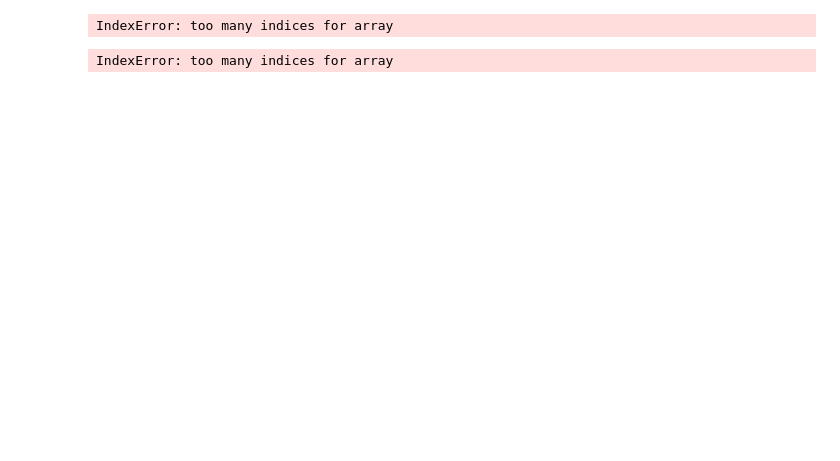
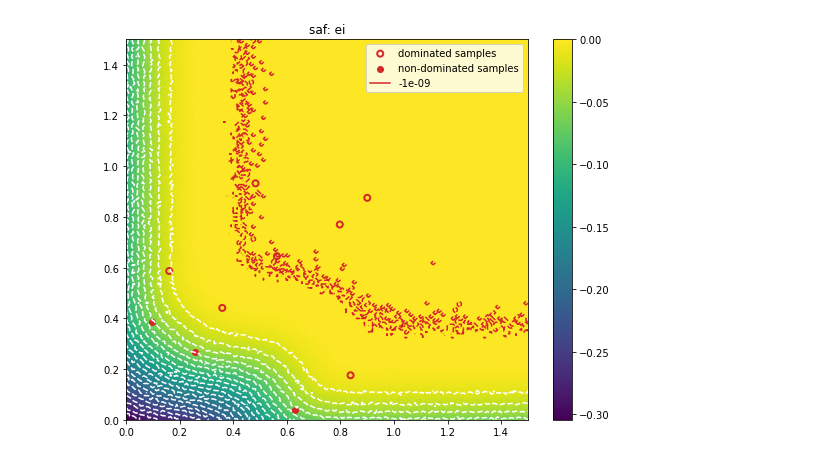
Before and after one commit to FinleyGibson/SAF_EMO, a Jupyter notebook: analytics/algorithm_analysis/image_scalarised_infils.ipynb, the cells around one changed output. Cells and saved outputs as stored; diff of their text form; code cells hidden in the pictures; blank space fills up the shorter version.

```diff
--- a/analytics/algorithm_analysis/image_scalarised_infils.ipynb
+++ b/analytics/algorithm_analysis/image_scalarised_infils.ipynb
@@ -96,37 +58,9 @@ fig_safei.axes[0].set_title("saf: ei")
-# %%
-from testsuite.optimisers import SmsEgo
-sms_opt = SmsEgo(objective_function=lambda x: x[:,0:2], ei=True, surrogate=MultiSurrogate(GP), limits = [[0, 0, 0, 0, 0], [1,1,1,1,1]])
-sms_opt.y = y
-sms_opt.Pareto_indices = Pareto_split(y, return_indices=True)
-sms_opt.p = saf_opt.y[sms_opt.Pareto_indices[0]]
-sms_opt.d = saf_opt.y[sms_opt.Pareto_indices[1]]
-sms_opt.currrent_hv = mpoi_opt._compute_hypervolume()
-
-uncertainty = 0.00
-sms_opt.current_hv = sms_opt._compute_hypervolume()
-F_sms = lambda x_q: np.array([sms_opt._scalarise_y(x_qi.reshape(1, -1), np.ones_like(x_qi.reshape(1, -1))*uncertainty, invert=invert_functions) for x_qi in x_q])
-fig_sms = image_infill(x=y, F=F_sms)
-
-fig_sms.axes[0].set_title("sms-ego: $\sigma$={}".format(uncertainty))
-# %% [output]
-IndexError: too many indices for array
-# %%
-from testsuite.optimisers import Mpoi
-mpoi_opt = Mpoi(objective_function=lambda x: x[:,0:2], surrogate=MultiSurrogate(GP), limits = [[0, 0, 0, 0, 0], [1,1,1,1,1]])
-
-# manually update internal attributes to fit generated y data.
-mpoi_opt.y = y
-mpoi_opt.Pareto_indices = Pareto_split(y, return_indices=True)
-mpoi_opt.p = saf_opt.y[mpoi_opt.Pareto_indices[0]]
-mpoi_opt.d = saf_opt.y[mpoi_opt.Pareto_indices[1]]
-
-uncertainty = 0.1
-F_mpoi = lambda x_q: np.array([mpoi_opt._scalarise_y(x_qi.reshape(1, -1), np.ones_like(x_qi.reshape(1, -1))*uncertainty, invert=invert_functions) for x_qi in x_q])
-front_value = 0.5
-if invert_functions:
-    front_value *=-1
-fig_mpoi = image_infill(x=y, F=F_mpoi, front_value=front_value)
-
-fig_mpoi.axes[0].set_title("mpoi $\sigma$={}".format(uncertainty))
-# %% [output]
-IndexError: too many indices for array
+# %%
+from testsuite.optimisers import Saf
+
+safei_opt = Saf(objective_function=lambda x: x[0:2], ei=True,  limits=[[0, 0, 0, 0, 0], [1,1,1,1,1]], surrogate=MultiSurrogate(GP), n_initial=10, seed=seed)
+front_v = -1e-9 if INVERT else 1e-8
+fig_safei = image_infill(safei_opt, front_value=front_v)
+fig_safei.axes[0].set_title("saf: ei");
+# %% [output]
+[figure, added]
```
Also changed, not shown: parts of 11 cells of this notebook, 2 other files.
